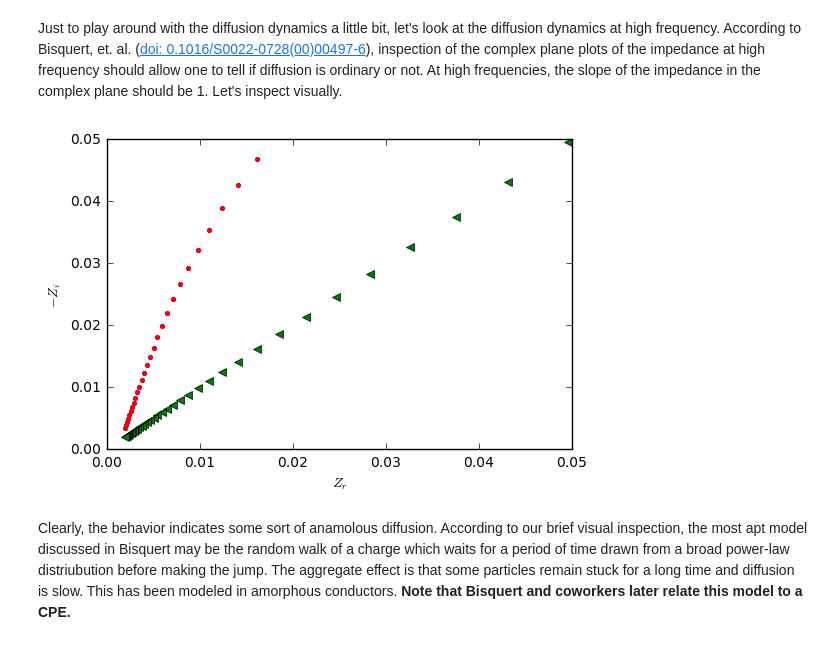
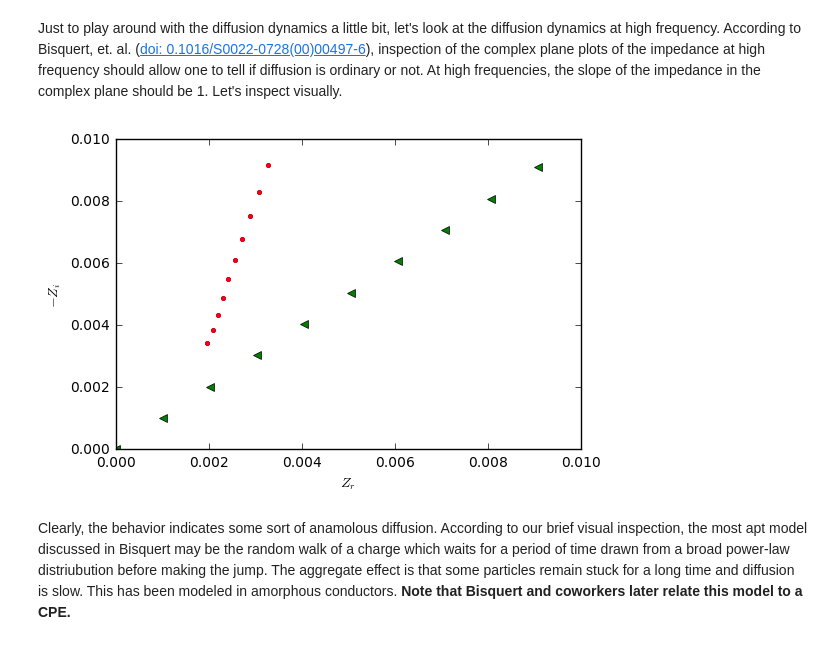
Before and after one commit to es-wong/Impedance-Project, a Jupyter notebook: CPEAnalysisOutline2.ipynb, the cells around one changed output. Saved outputs shown, nothing was run; the diff lists cells and outputs as text; code cells hidden in the pictures.

```diff
--- a/CPEAnalysisOutline2.ipynb
+++ b/CPEAnalysisOutline2.ipynb
@@ -621,20 +623,20 @@ As I see it, the major questions we *may* be able to answer here are:
 # %% [markdown]
 Just to play around with the diffusion dynamics a little bit, let's look at the diffusion dynamics at high frequency. According to Bisquert, et. al. ([doi: 0.1016/S0022-0728(00)00497-6](https://www.sciencedirect.com/science/article/pii/S0022072800004976)), inspection of the complex plane plots of the impedance at high frequency should allow one to tell if diffusion is ordinary or not. At high frequencies, the slope of the impedance in the complex plane should be 1. Let's inspect visually.
 # %%
-od = Zr(12)[32:]
+od1 = np.linspace(0,.1,100)
 
 fig,ax = plt.subplots(1,1)
 ax.plot(Zr(12)[32:],-Zi(12)[32:],'.')
-ax.plot(Zr(12)[32:],od,'<')
+ax.plot(od1,od1,'<')
 ax.set_xlabel("$Z_{r}$")
 ax.set_ylabel("$-Z_{i}$")
 ax.plot(Zr(12)[32:],-Zi(12)[32:],'.')
-ax.set_xlim([0,0.05]);
-ax.set_ylim([0,0.05]);
+ax.set_xlim([0,0.01]);
+ax.set_ylim([0,0.01]);
 
 # ax.axis([0,8, 0,8])
 # plt.savefig('nyquistCPEbounds.png')
 # %% [output]
-[figure, old version]
+[figure, new version]
 # %% [markdown]
 Clearly, the behavior indicates some sort of anamolous diffusion. According to our brief visual inspection, the most apt model discussed in Bisquert may be the random walk of a charge which waits for a period of time drawn from a broad power-law distriubution before making the jump. The aggregate effect is that some particles remain stuck for a long time and diffusion is slow. This has been modeled in amorphous conductors. **Note that Bisquert and coworkers later relate this model to a CPE.**
```
Also changed, not shown: parts of 15 cells of this notebook, 2 other files.
